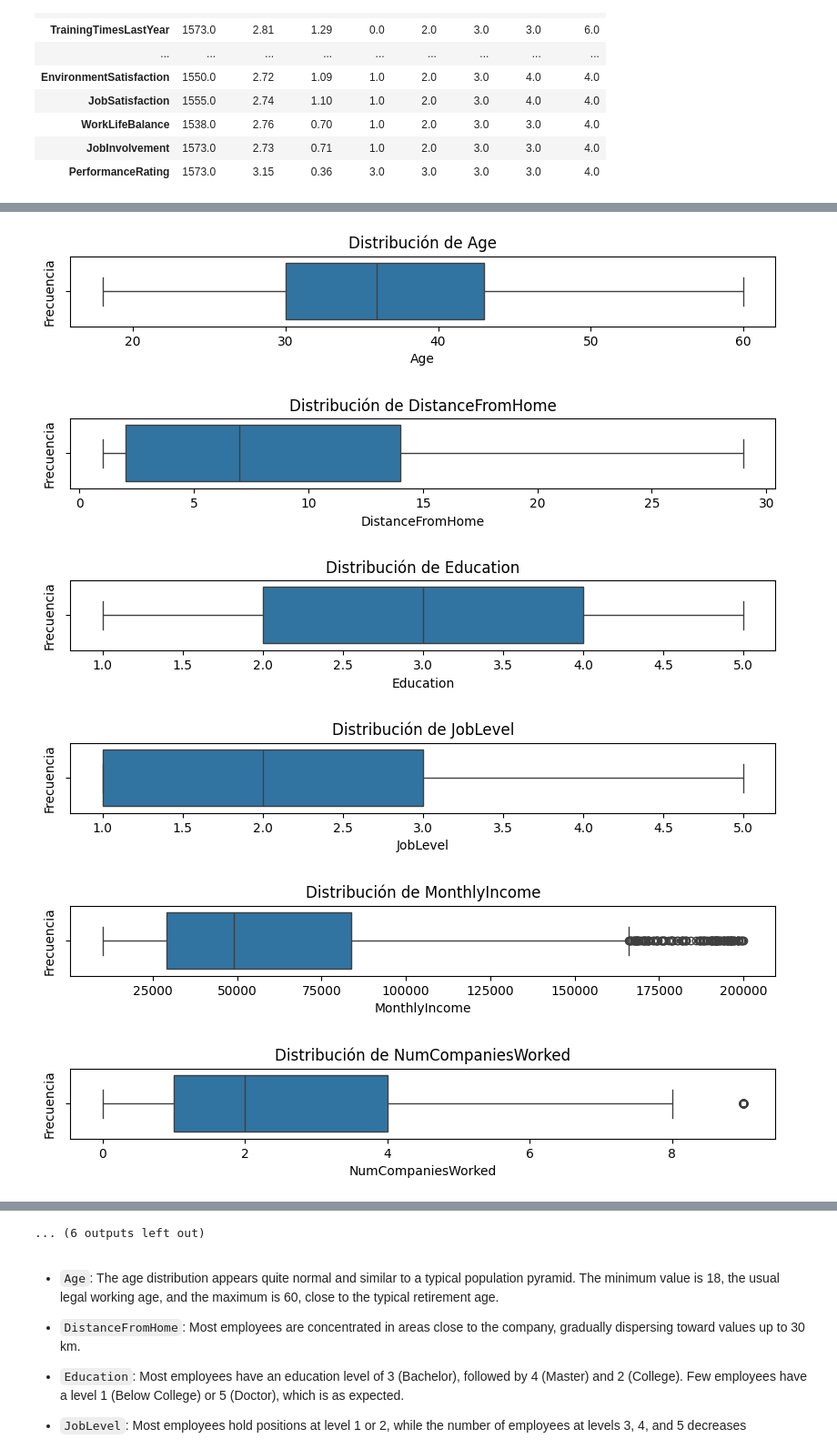
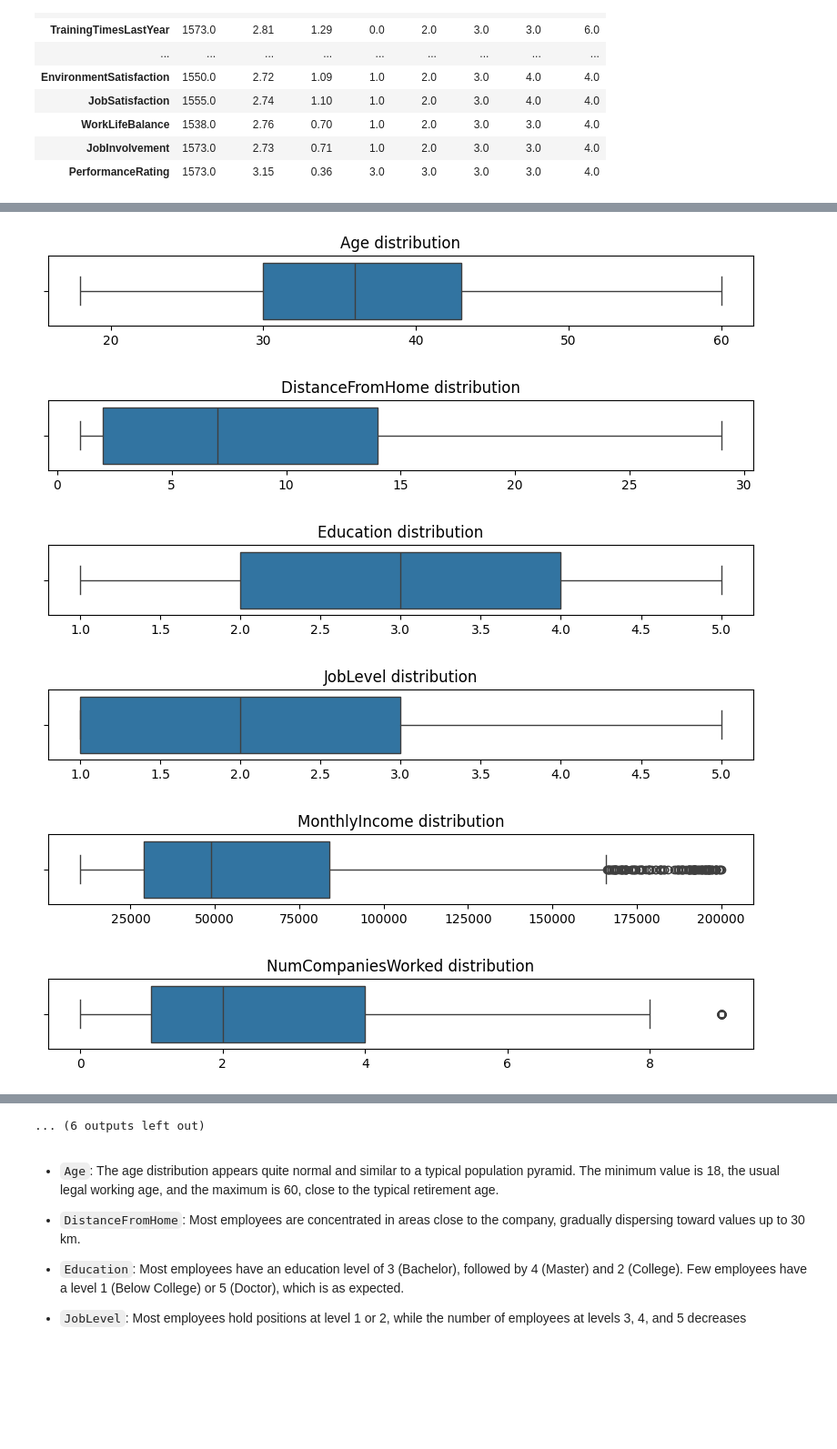
Before and after one commit to SupernovaIa/churn-prediction-hr, a Jupyter notebook: notebook/01-EDA.ipynb, the cells around one changed output, grey strips where cells are left out. Shown at 91% size. Cells and saved outputs as stored; diff of their text form; code cells hidden in the pictures; blank space fills up the shorter version.

Commit message:
EDA & null/outliers in progress

```diff
--- a/notebook/01-EDA.ipynb
+++ b/notebook/01-EDA.ipynb
@@ -70,0 +38,10 @@ Number of EmployeeID null: 0.
+# %%
+col = 'EmployeeID'
+
+for df in [df_general_data, df_employee_survey, df_manager_survey]:
+
+    display(df.head())
+    print(f"Number of entries: {df.shape[0]}.")
+    print(f"Number of {col} distinct entries: {df[col].nunique()}.")
+    print(f"Number of {col} duplicated: {df[col].duplicated().sum()}.")
+    print(f"Number of {col} null: {df[col].isna().sum()}.")
@@ -93,7 +102,8 @@ df.head()
 # %%
 for col in df.columns.to_list():
     print(f"Current column: {col}")
-    display(value_counts(df, col).head())
+    print(f"The number of unique values for this category is {df[col].nunique()}")
+    display(pd.concat([df[col].value_counts(), df[col].value_counts(normalize=True).round(2)], axis=1).head())
     print("\n------------------------\n")
 # %% [output]
 Current column: Age
@@ -220,9 +227,9 @@ for col in num_cols:
     plt.figure(figsize=(10, 5))
     sns.histplot(df[col], bins=30, edgecolor='black')
 
-    plt.title(f'Distribución de {col}')
+    plt.title(f'{col} distribution')
     plt.xlabel(col)
-    plt.ylabel('Frecuencia')
+    plt.ylabel('Frequency')
 
     plt.show()
 # %% [output]
@@ -242,17 +249,15 @@ for col in num_cols:
 # %%
 for col in num_cols:
     plt.figure(figsize=(10, 1))
     sns.boxplot(x=df[col])
 
-    plt.title(f'Distribución de {col}')
-    plt.xlabel(col)
-    plt.ylabel('Frecuencia')
-
+    plt.title(f'{col} distribution')
+    plt.xlabel('')
     plt.show()
 # %% [output]
-[figure, old version]
+[figure, new version]
-[figure, old version]
+[figure, new version]
-[figure, old version]
+[figure, new version]
-[figure, old version]
+[figure, new version]
-[figure, old version]
+[figure, new version]
-[figure, old version]
+[figure, new version]
```
Also changed, not shown: parts of 17 cells of this notebook, 2 other files.
